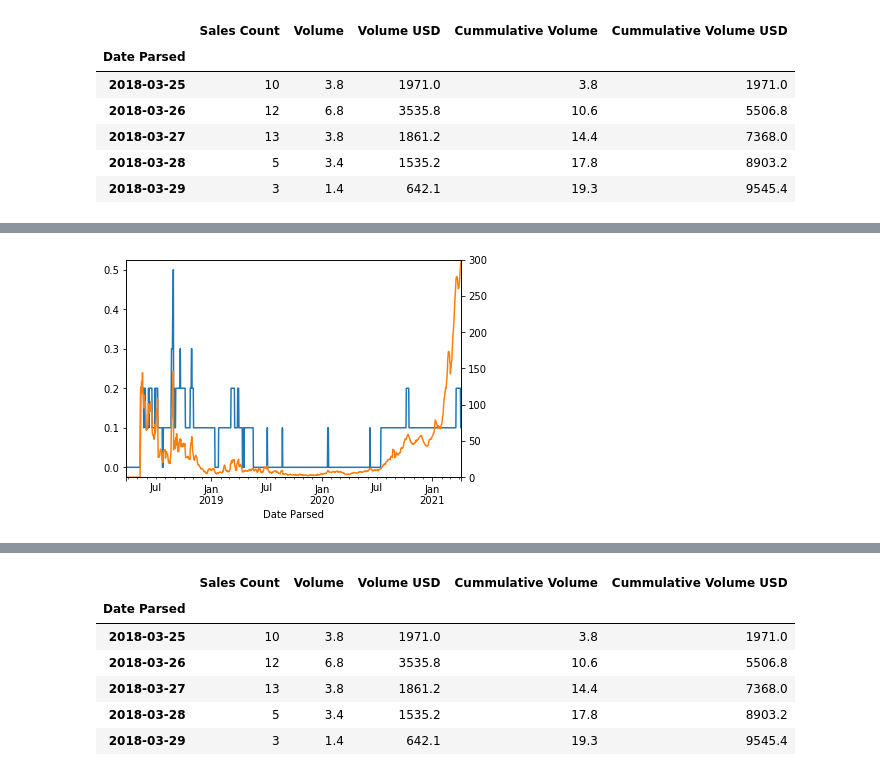
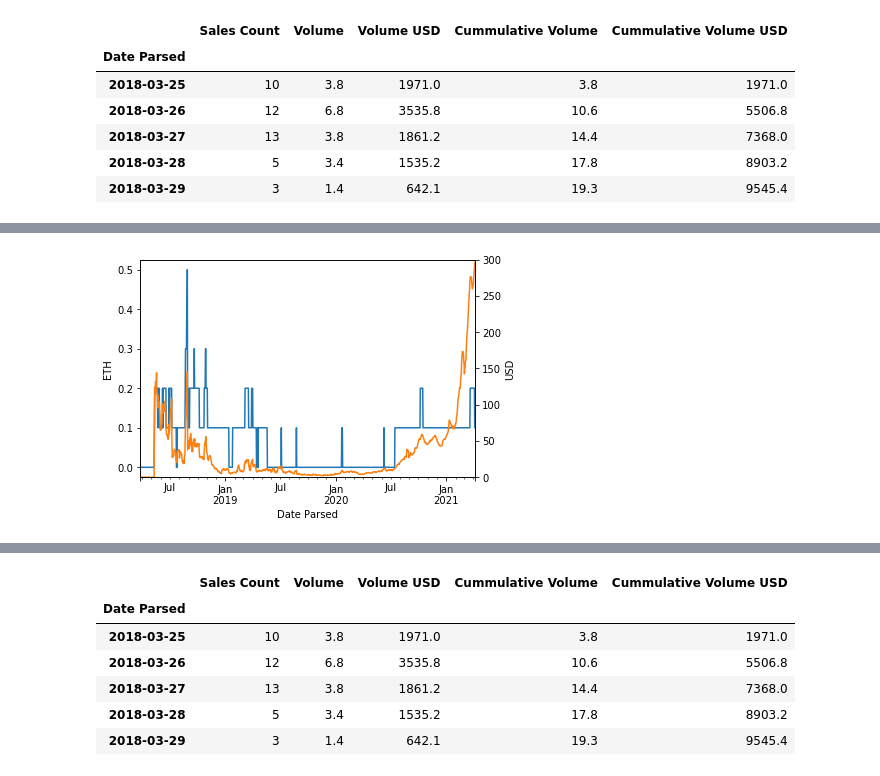
Before and after one commit to Hash3rown/nfty_tree.io, a Jupyter notebook: sandbox/Tas_axie_data.ipynb, the cells around one changed output, grey strips where cells are left out. Saved outputs shown, nothing was run; the diff lists cells and outputs as text; code cells hidden in the pictures.

Commit message:
updated axie nb

```diff
--- a/sandbox/Tas_axie_data.ipynb
+++ b/sandbox/Tas_axie_data.ipynb
@@ -46,19 +54,21 @@ axieAverage_df.tail()
 | 2021-04-05 | 0.1 | 293.8 | 2.5 | 4451.2 | 10.4 | 19044.9 | 17.5 | 25629.5 | 138.6 | ... |
 | 2021-04-06 | 0.1 | 296.9 | 2.4 | 4344.5 | 10.4 | 19044.9 | 17.5 | 25629.5 | 138.6 | ... |
 # %%
-#axieAverage_df.plot()
+#Average axie price in ETH and USD - shows that the price is consistant in ETH but tends to ignore the USD value
 
 ax = axieAverage_df['Normal'].plot()
 ax2 = axieAverage_df['Normal USD'].plot(secondary_y=True)
 ax2.set_ylim(0, 300)
+ax2.set_ylabel("USD")
+ax.set_ylabel("ETH")
 fig = ax.get_figure()
 fig.savefig('test.png')
 #a = axieAverage_df["Normal"].hvplot(yaxis='right')
 #b = axieAverage_df["Normal USD"].hvplot(yaxis='left')
 #a*b
 #b*a
 # %% [output]
-[figure, old version]
+[figure, new version]
 # %%
 #PLOTS
 
```
Also changed, not shown: parts of 2 cells of this notebook.
